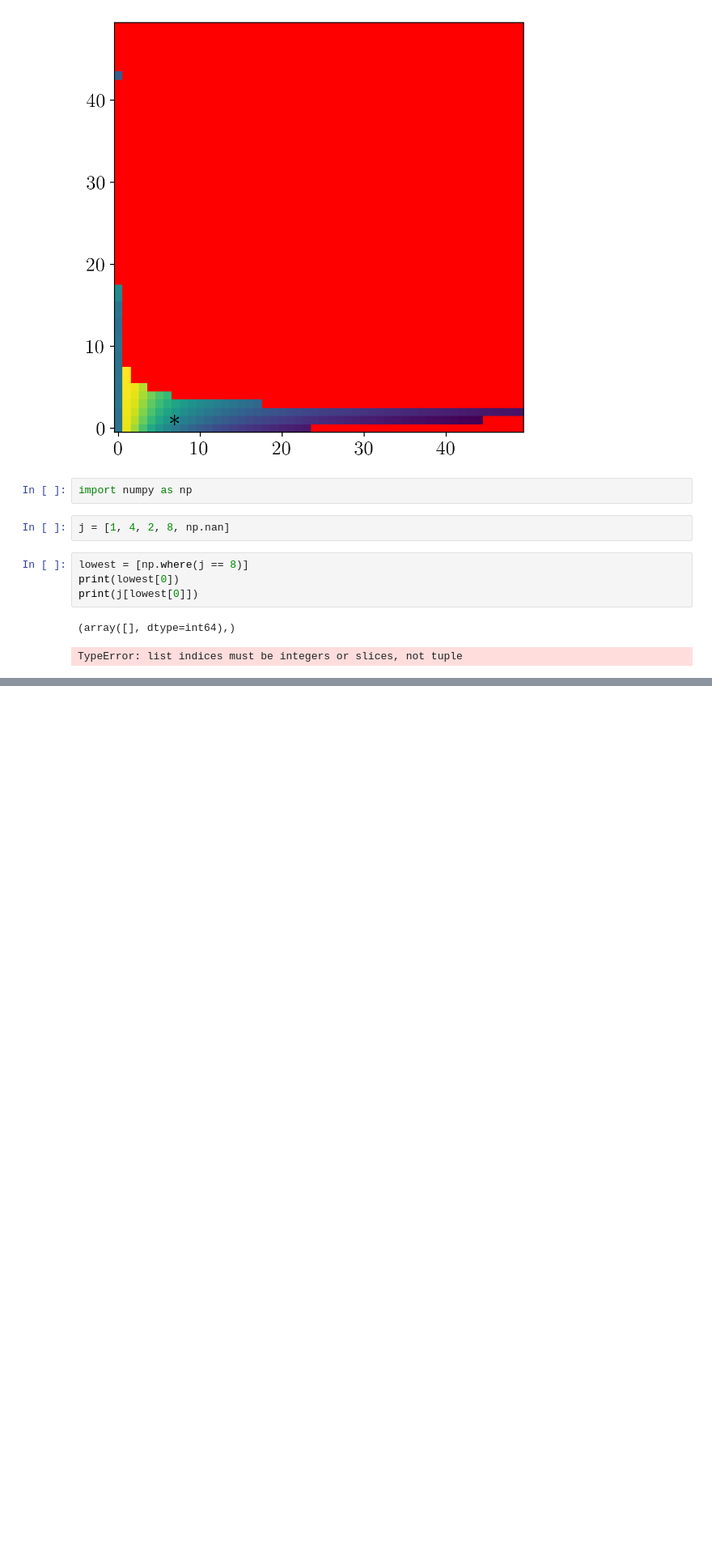
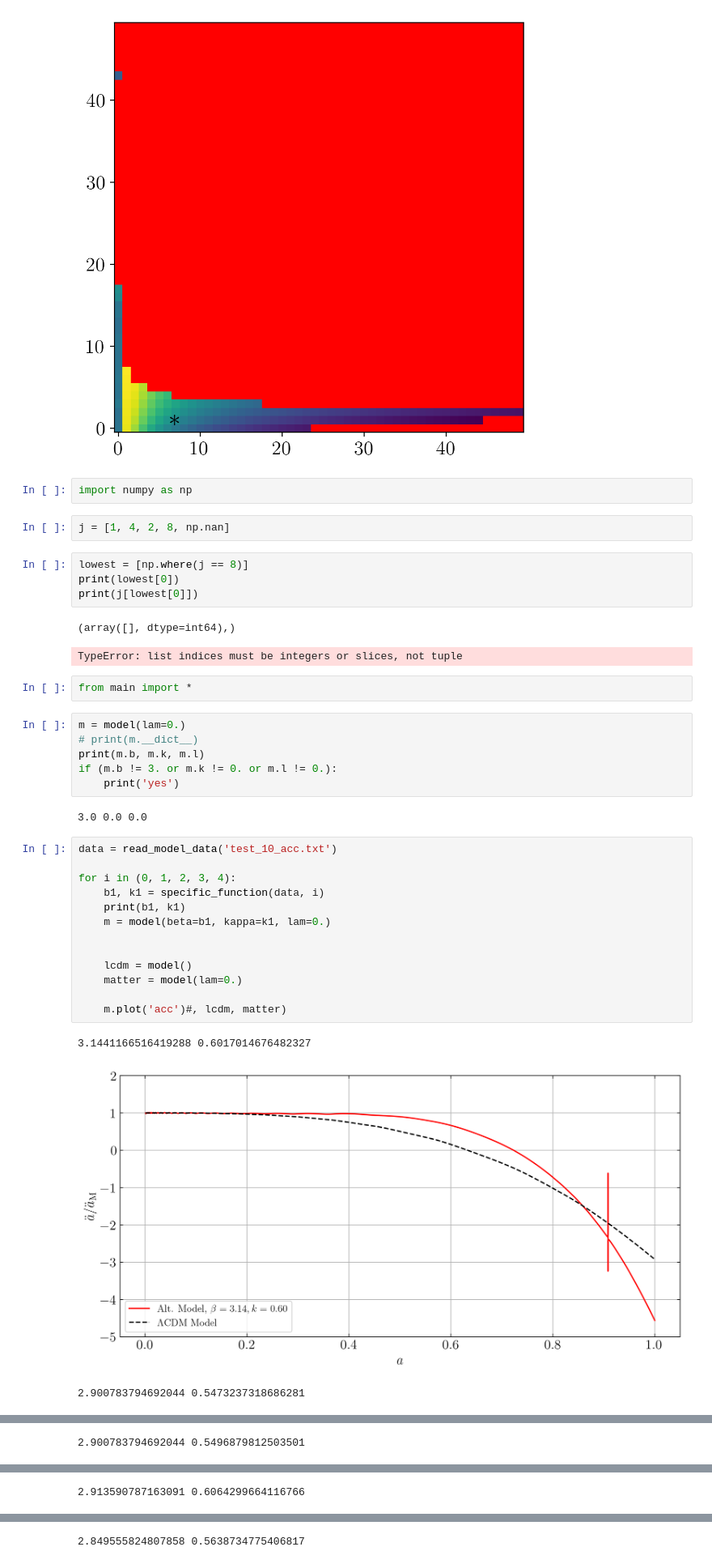
Before and after one commit to bktakacs/thesis_ku, a Jupyter notebook: Untitled-1.ipynb, the cells around one changed output, grey strips where cells are left out. Shown at 81% size. Drawn from its saved outputs; the diff is of its cells as text; blank space fills up the shorter version.

```diff
--- a/Untitled-1.ipynb
+++ b/Untitled-1.ipynb
@@ -235,3 +235,30 @@ print(j[lowest[0]])
 # %% [output]
 (array([], dtype=int64),)
 TypeError: list indices must be integers or slices, not tuple
+# %%
+from main import *
+# %%
+m = model(lam=0.)
+# print(m.__dict__)
+print(m.b, m.k, m.l)
+if (m.b != 3. or m.k != 0. or m.l != 0.):
+    print('yes')
+# %% [output]
+3.0 0.0 0.0
+# %%
+data = read_model_data('test_10_acc.txt')
+
+for i in (0, 1, 2, 3, 4):
+    b1, k1 = specific_function(data, i)
+    print(b1, k1)
+    m = model(beta=b1, kappa=k1, lam=0.)
+
+
+    lcdm = model()
+    matter = model(lam=0.)
+
+    m.plot('acc')#, lcdm, matter)
+# %% [output]
+3.1441166516419288 0.6017014676482327
+[figure, added]
+2.900783794692044 0.5473237318686281
@@ -237,0 +266 @@ TypeError: list indices must be integers or slices, not tuple
+2.900783794692044 0.5496879812503501
@@ -237,0 +268 @@ TypeError: list indices must be integers or slices, not tuple
+2.913590787163091 0.6064299664116766
@@ -237,0 +270 @@ TypeError: list indices must be integers or slices, not tuple
+2.849555824807858 0.5638734775406817
```
Also changed, not shown: parts of 3 cells of this notebook, 2 other files.
